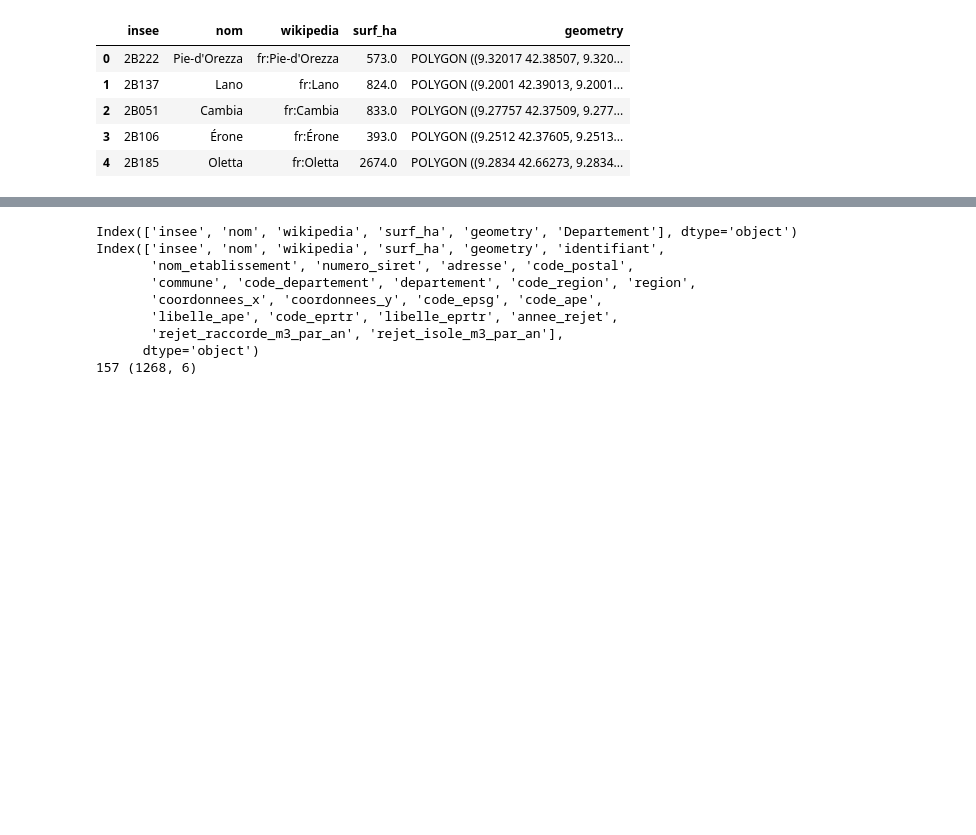
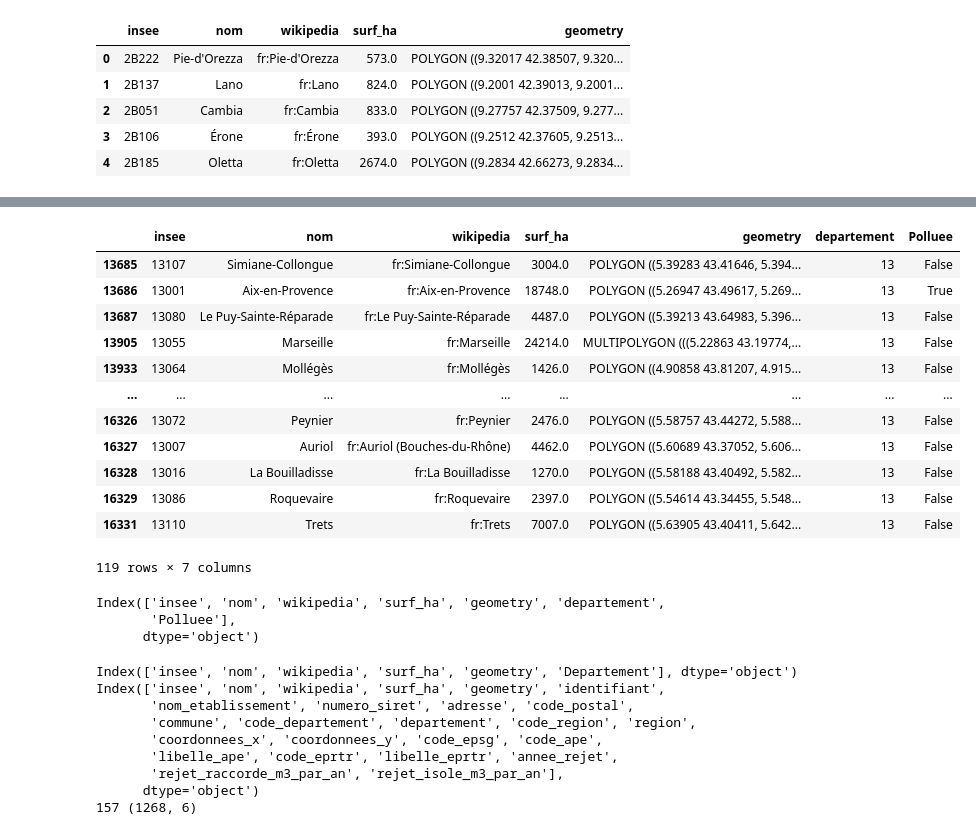
Before and after one commit to aurelianmoge/Projet-Python---ENSAE-2025, a Jupyter notebook: industries_polluantes__aurélian.ipynb, the cells around one changed output, grey strips where cells are left out. Drawn from its saved outputs; the diff is of its cells as text; code cells hidden in the pictures; blank space fills up the shorter version.

Commit message:
Commit intermédiaire : bazar dans mon fichier

```diff
--- a/industries_polluantes__aurélian.ipynb
+++ b/industries_polluantes__aurélian.ipynb
@@ -90,7 +90,19 @@ communes.head()
 # %%
 ### Préparation du dataframe de travail
 
-# On renomme la colonne avec le code INSEE dans le df des communes (shapefiles) pour le joindre à celui tiré de Géorisques
-
 # On fait la jointure
 df = pd.merge(communes, etablissements_rejets, on="insee", how = "inner")
+
+# Conversion du fichier au format GeoPandas
+gdf = gpd.GeoDataFrame(df, geometry='geometry')
+
+# Création d'un dataframe avec seulement les communes polluées
+communes_polluees = gdf.copy()
+communes_polluees = communes_polluees[communes_polluees["insee"].isin(etablissements_rejets["insee"])]
+
+# On crée un df avec les communes et une variable polluée ou non (binaire)
+communes_statut = communes.copy()
+communes_statut["Polluee"] = communes_statut["insee"].isin(communes_polluees["insee"])
+
+# On regarde combien on en a (2 373 polluées parmi 34 955 : environ 7% (c'est bien !?))
+print(communes_statut["Polluee"].sum(), communes.shape)
@@ -132,0 +111,4 @@ communes_idf = communes_idf[communes_idf["Departement"].isin(["75", "77", "78",
+# %%
+# On ajoute les colonnes de etablissements_rejets pour avoir plus d'informations sur l'industrie polluante au sein de la commune (quel niveau, où ?...)
+communes_statut["coordonnees_x"] = np.nan
+communes_statut.loc[communes_statut["Polluee"] == True, "coordonnees_x"] = etablissements_rejets["coordonnees_x"].values
@@ -132,0 +123,3 @@ communes_idf = communes_idf[communes_idf["Departement"].isin(["75", "77", "78",
+# %%
+communes_statut["insee"] = communes_statut["insee"].astype(str)
+etablissements_rejets["insee"] = etablissements_rejets["insee"].astype(str)
@@ -132,0 +162,22 @@ communes_idf = communes_idf[communes_idf["Departement"].isin(["75", "77", "78",
+# %%
+communes_statut[communes_statut["departement"] == "13"]
+# %% [output]
+|  | insee | nom | wikipedia | surf_ha | geometry | departement | Polluee |
+| 13685 | 13107 | Simiane-Collongue | fr:Simiane-Collongue | 3004.0 | POLYGON ((5.39283 43.41646, 5.394... | 13 | False |
+| 13686 | 13001 | Aix-en-Provence | fr:Aix-en-Provence | 18748.0 | POLYGON ((5.26947 43.49617, 5.269... | 13 | True |
+| 13687 | 13080 | Le Puy-Sainte-Réparade | fr:Le Puy-Sainte-Réparade | 4487.0 | POLYGON ((5.39213 43.64983, 5.396... | 13 | False |
+| 13905 | 13055 | Marseille | fr:Marseille | 24214.0 | MULTIPOLYGON (((5.22863 43.19774,... | 13 | False |
+| 13933 | 13064 | Mollégès | fr:Mollégès | 1426.0 | POLYGON ((4.90858 43.81207, 4.915... | 13 | False |
+| ... | ... | ... | ... | ... | ... | ... | ... |
+| 16326 | 13072 | Peynier | fr:Peynier | 2476.0 | POLYGON ((5.58757 43.44272, 5.588... | 13 | False |
+| 16327 | 13007 | Auriol | fr:Auriol (Bouches-du-Rhône) | 4462.0 | POLYGON ((5.60689 43.37052, 5.606... | 13 | False |
+| 16328 | 13016 | La Bouilladisse | fr:La Bouilladisse | 1270.0 | POLYGON ((5.58188 43.40492, 5.582... | 13 | False |
+| 16329 | 13086 | Roquevaire | fr:Roquevaire | 2397.0 | POLYGON ((5.54614 43.34455, 5.548... | 13 | False |
+| 16331 | 13110 | Trets | fr:Trets | 7007.0 | POLYGON ((5.63905 43.40411, 5.642... | 13 | False |
+119 rows × 7 columns
+# %%
+communes_statut.columns
+# %% [output]
+Index(['insee', 'nom', 'wikipedia', 'surf_ha', 'geometry', 'departement',
+       'Polluee'],
+      dtype='object')
```
Also changed, not shown: parts of 14 cells of this notebook.
